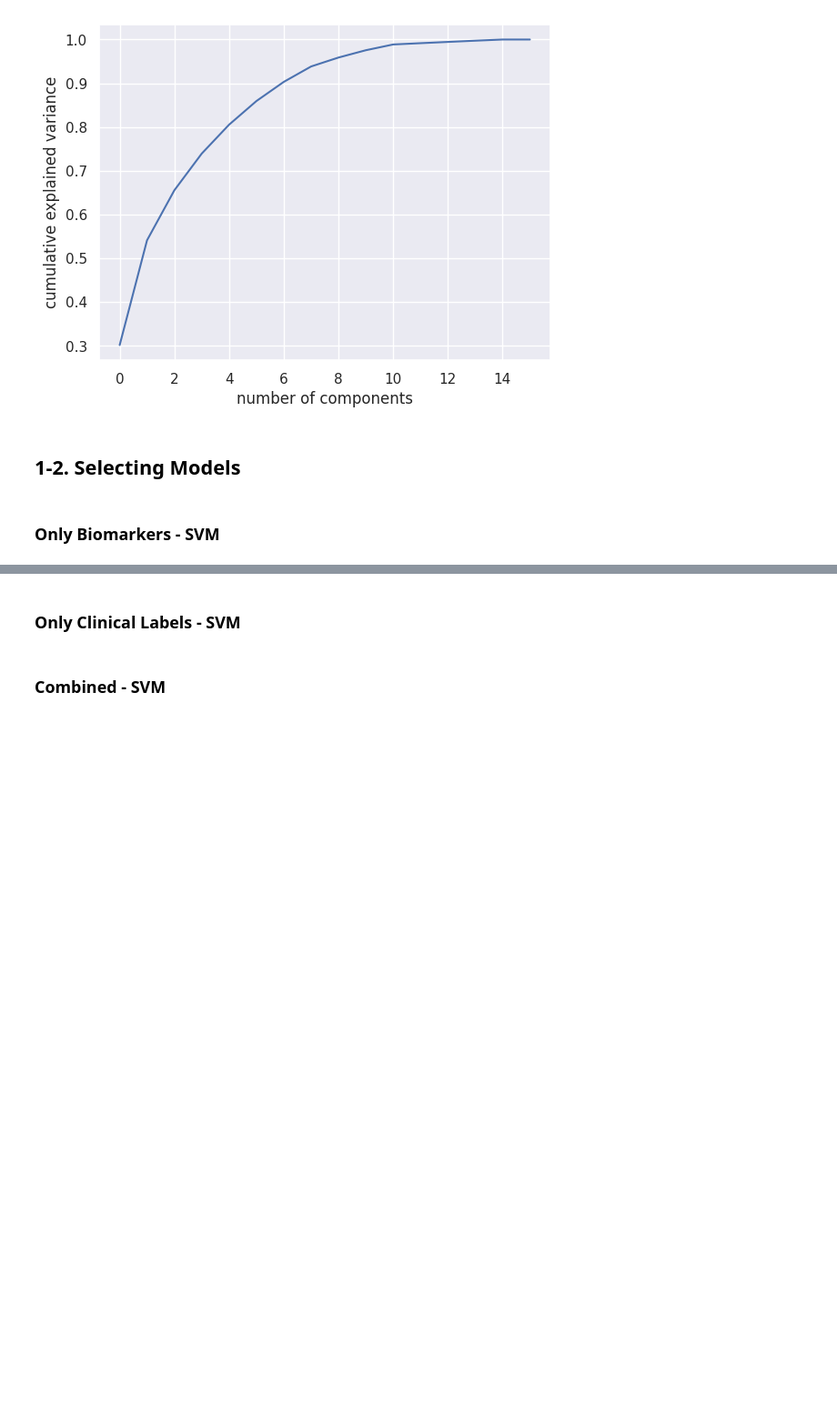
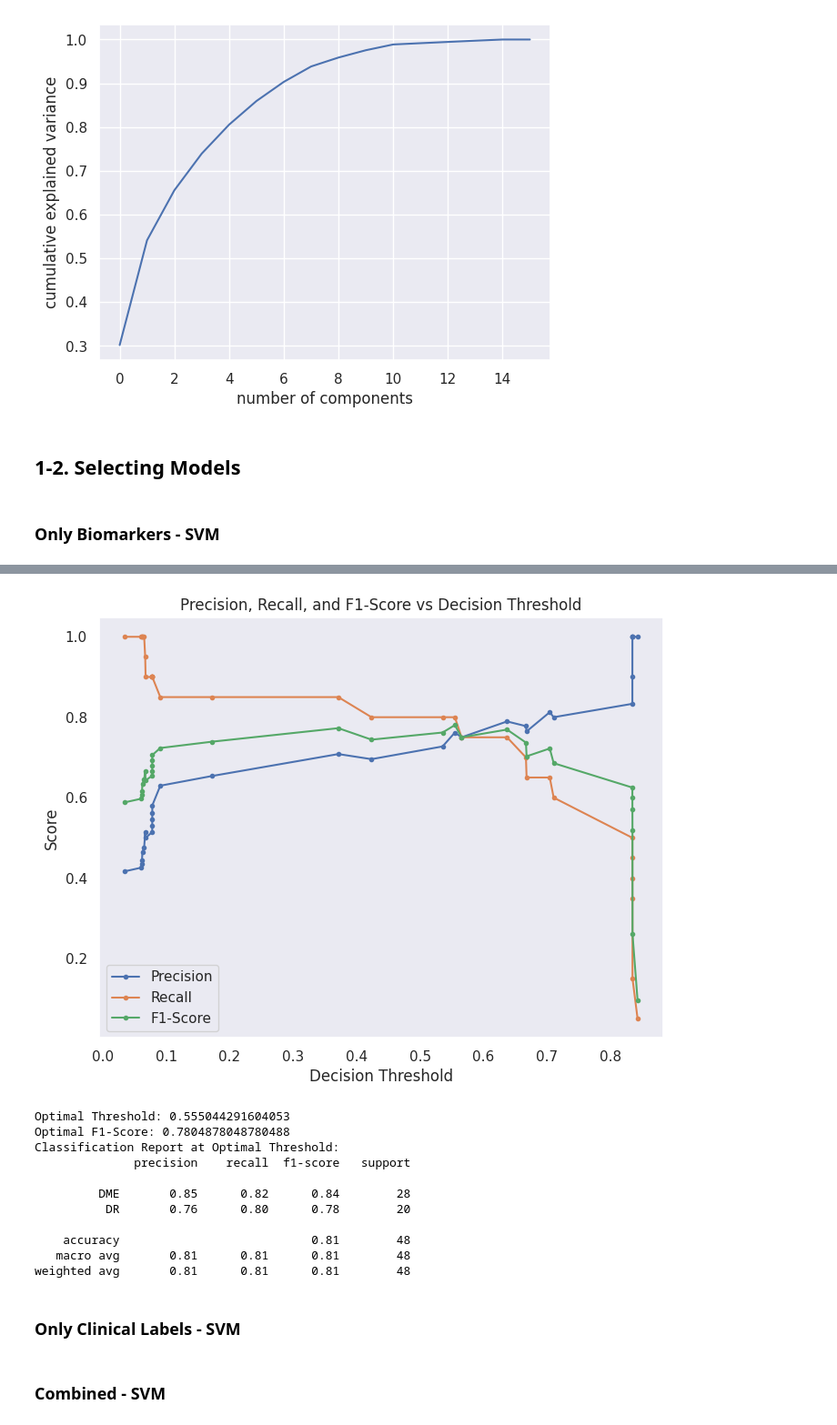
Before and after one commit to George-Bennett-145/AI-and-Deep-Learning-Applications, a Jupyter notebook: BENNETT-George_ENGI4607.ipynb, the cells around one changed output, grey strips where cells are left out. Shown: that part at 91% size. Cells and saved outputs as stored; diff of their text form; code cells hidden in the pictures; blank space fills up the shorter version.

```diff
--- a/BENNETT-George_ENGI4607.ipynb
+++ b/BENNETT-George_ENGI4607.ipynb
@@ -144,3 +245,56 @@ weighted avg       0.76      0.76      0.76        58
+# %%
+# Step 1: Train the model and get predicted probabilities
+model = SVC(probability=True, C=0.42500000000000004, gamma=0.4, random_state=42)
+model.fit(X_train, Y_train)
+
+# Get predicted probabilities for the positive class (DR)
+y_scores = model.predict_proba(X_test)[:, 1]  # Positive class probabilities
+
+# Step 2: Calculate Precision-Recall values
+precision, recall, thresholds = precision_recall_curve(Y_test, y_scores, pos_label='DR')
+
+# Step 3: Calculate F1-scores for each threshold
+f1_scores = 2 * (precision[:-1] * recall[:-1]) / (precision[:-1] + recall[:-1])  # Exclude last point
+f1_scores = np.nan_to_num(f1_scores)  # Handle NaN values (if precision + recall = 0)
+
+# Step 4: Plot the Precision-Recall Curve
+plt.figure(figsize=(8, 6))
+plt.plot(thresholds, precision[:-1], label="Precision", marker=".")
+plt.plot(thresholds, recall[:-1], label="Recall", marker=".")
+plt.plot(thresholds, f1_scores, label="F1-Score", marker=".")
+plt.xlabel("Decision Threshold")
+plt.ylabel("Score")
+plt.title("Precision, Recall, and F1-Score vs Decision Threshold")
+plt.legend()
+plt.grid()
+plt.show()
+
+# Step 5: Find the optimal threshold (maximizing F1-score)
+optimal_idx = np.argmax(f1_scores)
+optimal_threshold = thresholds[optimal_idx]
+print(f"Optimal Threshold: {optimal_threshold}")
+print(f"Optimal F1-Score: {f1_scores[optimal_idx]}")
+
+# Step 6: Evaluate model at the optimal threshold
+y_pred_optimal = (y_scores >= optimal_threshold).astype(int)  # Convert probabilities to binary predictions
+y_pred_optimal = ['DR' if pred == 1 else 'DME' for pred in y_pred_optimal]  # Map to original labels
+
+# Print the classification report
+print("Classification Report at Optimal Threshold:")
+print(classification_report(Y_test, y_pred_optimal, target_names=["DME", "DR"]))
+# %% [output]
+[figure, added]
+Optimal Threshold: 0.555044291604053
+Optimal F1-Score: 0.7804878048780488
+Classification Report at Optimal Threshold:
+              precision    recall  f1-score   support
+
+         DME       0.85      0.82      0.84        28
+          DR       0.76      0.80      0.78        20
+
+    accuracy                           0.81        48
+   macro avg       0.81      0.81      0.81        48
+weighted avg       0.81      0.81      0.81        48
 # %% [markdown]
 ### Only Clinical Labels - SVM
 # %%
```
Also changed, not shown: parts of 7 cells of this notebook.
